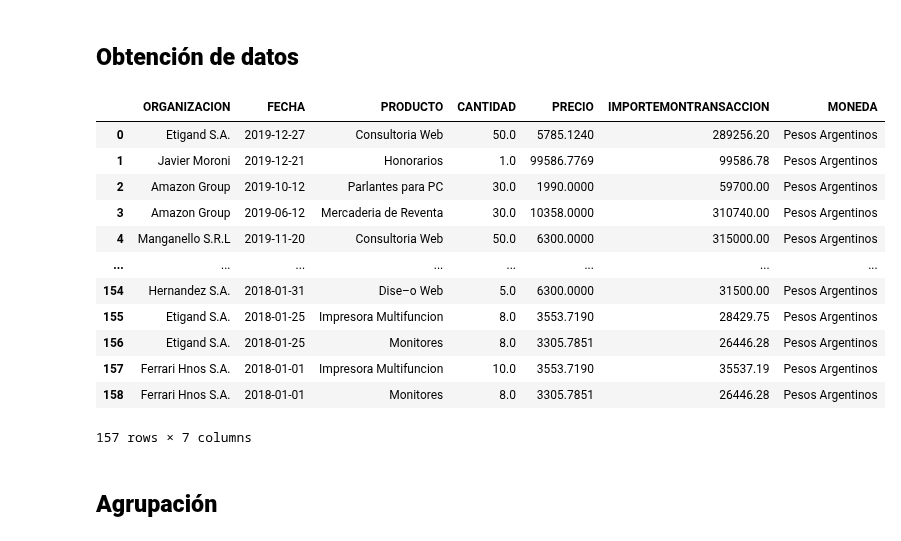
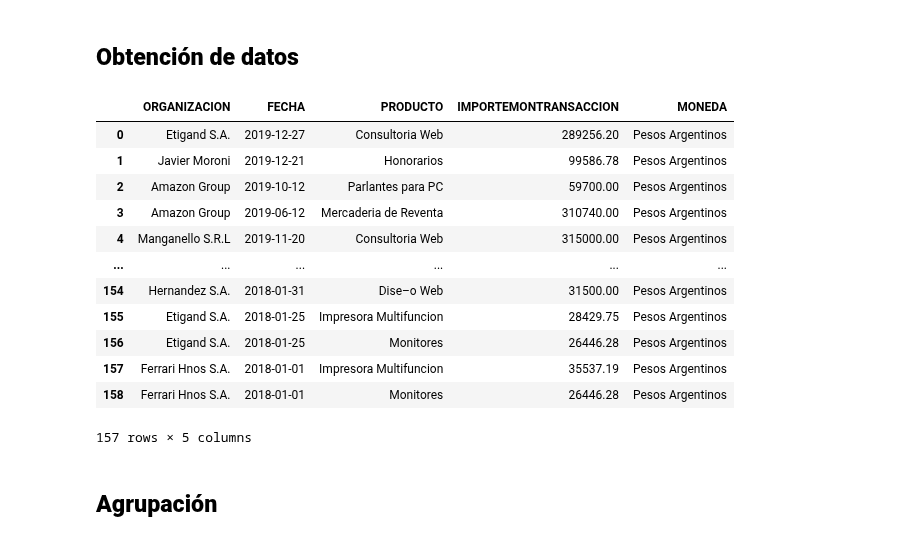
Before and after one commit to cristiandarioortegayubro/BA, a Jupyter notebook: pd_03.ipynb, the cells around one changed output. Cells and saved outputs as stored; diff of their text form; code cells hidden in the pictures.

```diff
--- a/pd_03.ipynb
+++ b/pd_03.ipynb
@@ -45,24 +37,24 @@ import pandas_datareader as dtr
 # %%
 datos = "https://raw.githubusercontent.com/cristiandarioortegayubro/BA/main/Datasets/Analisis_de_Facturas_de_Venta.csv"
 df = pd.read_csv(datos)
 df["FECHA"] = pd.to_datetime(df.FECHA, infer_datetime_format=True)
-df.drop(columns=["DOCUMENTO","TIPOFACTURA"], inplace=True)
+df.drop(columns=["DOCUMENTO","TIPOFACTURA","PRECIO", "CANTIDAD"], inplace=True)
 df = df[df.MONEDA == "Pesos Argentinos"]
 df
 # %% [output]
-|  | ORGANIZACION | FECHA | PRODUCTO | CANTIDAD | PRECIO | IMPORTEMONTRANSACCION | MONEDA |
-| 0 | Etigand S.A. | 2019-12-27 | Consultoria Web | 50.0 | 5785.1240 | 289256.20 | Pesos Argentinos |
-| 1 | Javier Moroni | 2019-12-21 | Honorarios | 1.0 | 99586.7769 | 99586.78 | Pesos Argentinos |
-| 2 | Amazon Group | 2019-10-12 | Parlantes para PC | 30.0 | 1990.0000 | 59700.00 | Pesos Argentinos |
-| 3 | Amazon Group | 2019-06-12 | Mercaderia de Reventa | 30.0 | 10358.0000 | 310740.00 | Pesos Argentinos |
-| 4 | Manganello S.R.L | 2019-11-20 | Consultoria Web | 50.0 | 6300.0000 | 315000.00 | Pesos Argentinos |
-| ... | ... | ... | ... | ... | ... | ... | ... |
-| 154 | Hernandez S.A. | 2018-01-31 | Dise–o Web | 5.0 | 6300.0000 | 31500.00 | Pesos Argentinos |
-| 155 | Etigand S.A. | 2018-01-25 | Impresora Multifuncion | 8.0 | 3553.7190 | 28429.75 | Pesos Argentinos |
-| 156 | Etigand S.A. | 2018-01-25 | Monitores | 8.0 | 3305.7851 | 26446.28 | Pesos Argentinos |
-| 157 | Ferrari Hnos S.A. | 2018-01-01 | Impresora Multifuncion | 10.0 | 3553.7190 | 35537.19 | Pesos Argentinos |
-| 158 | Ferrari Hnos S.A. | 2018-01-01 | Monitores | 8.0 | 3305.7851 | 26446.28 | Pesos Argentinos |
+|  | ORGANIZACION | FECHA | PRODUCTO | IMPORTEMONTRANSACCION | MONEDA |
+| 0 | Etigand S.A. | 2019-12-27 | Consultoria Web | 289256.20 | Pesos Argentinos |
+| 1 | Javier Moroni | 2019-12-21 | Honorarios | 99586.78 | Pesos Argentinos |
+| 2 | Amazon Group | 2019-10-12 | Parlantes para PC | 59700.00 | Pesos Argentinos |
+| 3 | Amazon Group | 2019-06-12 | Mercaderia de Reventa | 310740.00 | Pesos Argentinos |
+| 4 | Manganello S.R.L | 2019-11-20 | Consultoria Web | 315000.00 | Pesos Argentinos |
+| ... | ... | ... | ... | ... | ... |
+| 154 | Hernandez S.A. | 2018-01-31 | Dise–o Web | 31500.00 | Pesos Argentinos |
+| 155 | Etigand S.A. | 2018-01-25 | Impresora Multifuncion | 28429.75 | Pesos Argentinos |
+| 156 | Etigand S.A. | 2018-01-25 | Monitores | 26446.28 | Pesos Argentinos |
+| 157 | Ferrari Hnos S.A. | 2018-01-01 | Impresora Multifuncion | 35537.19 | Pesos Argentinos |
+| 158 | Ferrari Hnos S.A. | 2018-01-01 | Monitores | 26446.28 | Pesos Argentinos |
-157 rows × 7 columns
+157 rows × 5 columns
 # %% [markdown]
 ## **Agrupación**
 # %% [markdown]
```
Also changed, not shown: parts of 19 cells of this notebook.
